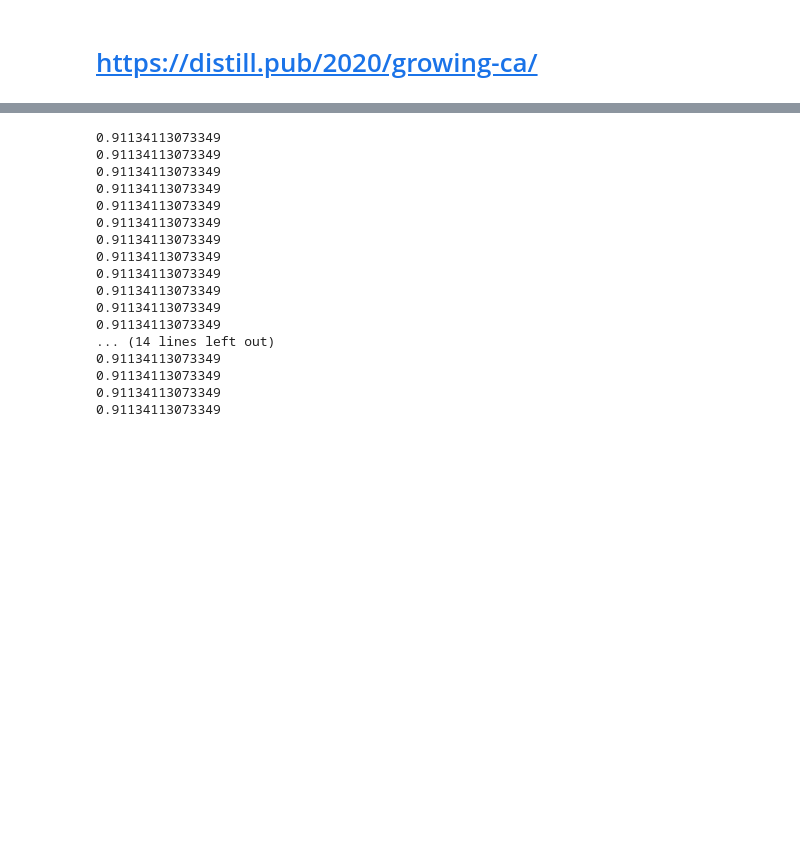
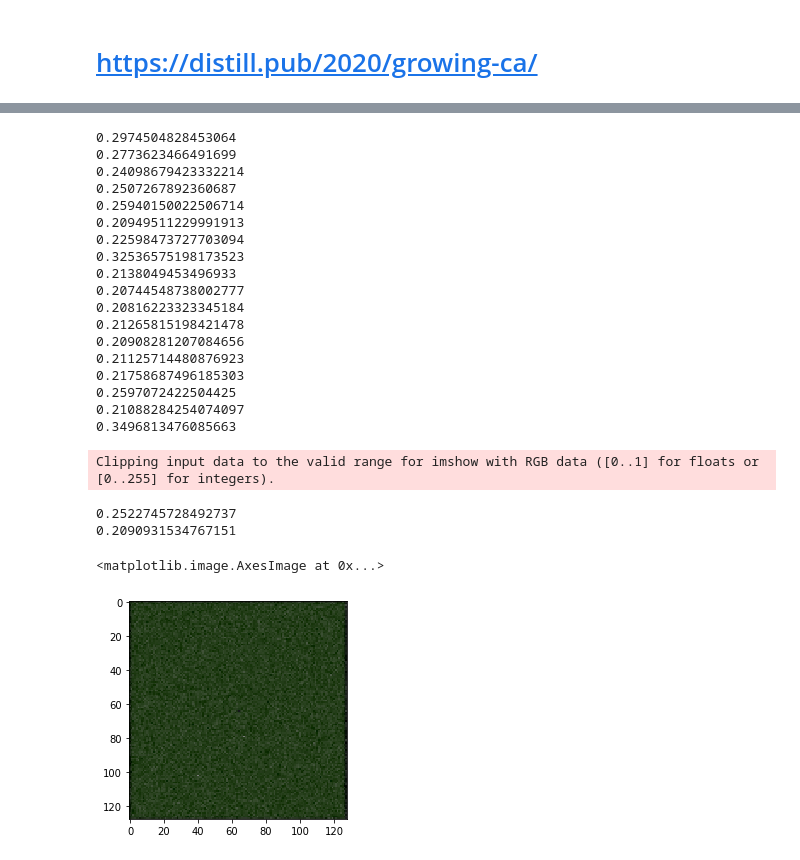
Before and after one commit to belkakari/cellular-automata-pytorch, a Jupyter notebook: ca.ipynb, the cells around one changed output, grey strips where cells are left out. Drawn from its saved outputs; the diff is of its cells as text; code cells hidden in the pictures; blank space fills up the shorter version.

```diff
--- a/ca.ipynb
+++ b/ca.ipynb
@@ -109,37 +135,48 @@ loss_fn = nn.MSELoss(reduction='mean')
 # %%
-for step in range(30):
+for step in range(20):
     optim.zero_grad()
-    state_grid = torch.zeros((1, 16, 32, 32), requires_grad=False, device=device)
-    state_grid[0, 3:, 16, 16] += 1.
+    state_grid = torch.zeros((1, 16, 128, 128), requires_grad=False, device=device)
+    center = state_grid.shape[2] // 2
+    state_grid[0, 4:, center, center] += torch.randn_like(state_grid[0, 4:, 16, 16])
+    state_grid[0, 4, center, center] = torch.ones_like(state_grid[0, 4, 16, 16])
+
     imgs = []
-    for k in range(100):
+    #embedding = embedder(target)
+    for k in range(random.randint(40, 80)):
         alive_pre = alive_mask(state_grid)
         perception_grid = perception(state_grid)
+        #perception_grid = torch.cat([perception_grid, embedding.repeat(1, 1, 128, 128)], dim=1)
         ds_grid = policy(perception_grid)
-        mask = stochastic_update_mask(ds_grid, prob=0.3)
+        mask = stochastic_update_mask(ds_grid, prob=0.5)[None, None]
         state_grid = state_grid + ds_grid * mask
-        alive_post = alive_mask(state_grid)
-        state_grid = state_grid * alive_post
-        imgs.append(state_grid.detach().cpu()[0].permute(1, 2, 0).data.numpy())
-    loss_value = loss_fn(target[:, :4, ...], torch.sigmoid(state_grid[:, :4, ...]))
+    alive_post = alive_mask(state_grid, thr=0.1)
+    state_grid = state_grid * alive_post
+    loss_value = loss_fn(target[:, :3, ...], state_grid[:, :3, ...])
     loss_value.backward()
     optim.step()
     print(loss_value.item())
+plt.imshow(((state_grid[0, :3, ...]).cpu().permute(1, 2, 0).data.numpy() + 1.) / 2.)
 # %% [output]
-0.91134113073349
-0.91134113073349
-0.91134113073349
-0.91134113073349
-0.91134113073349
-0.91134113073349
-0.91134113073349
-0.91134113073349
-0.91134113073349
-0.91134113073349
-0.91134113073349
-0.91134113073349
-... (14 lines left out)
-0.91134113073349
-0.91134113073349
-0.91134113073349
-0.91134113073349
+0.2974504828453064
+0.2773623466491699
+0.24098679423332214
+0.2507267892360687
+0.25940150022506714
+0.20949511229991913
+0.22598473727703094
+0.32536575198173523
+0.2138049453496933
+0.20744548738002777
+0.20816223323345184
+0.21265815198421478
+0.20908281207084656
+0.21125714480876923
+0.21758687496185303
+0.2597072422504425
+0.21088284254074097
+0.3496813476085663
+Clipping input data to the valid range for imshow with RGB data ([0..1] for floats or [0..255] for integers).
+0.2522745728492737
+0.2090931534767151
+<matplotlib.image.AxesImage at 0x...>
+[figure, added]
```
Also changed, not shown: parts of 18 cells of this notebook.
